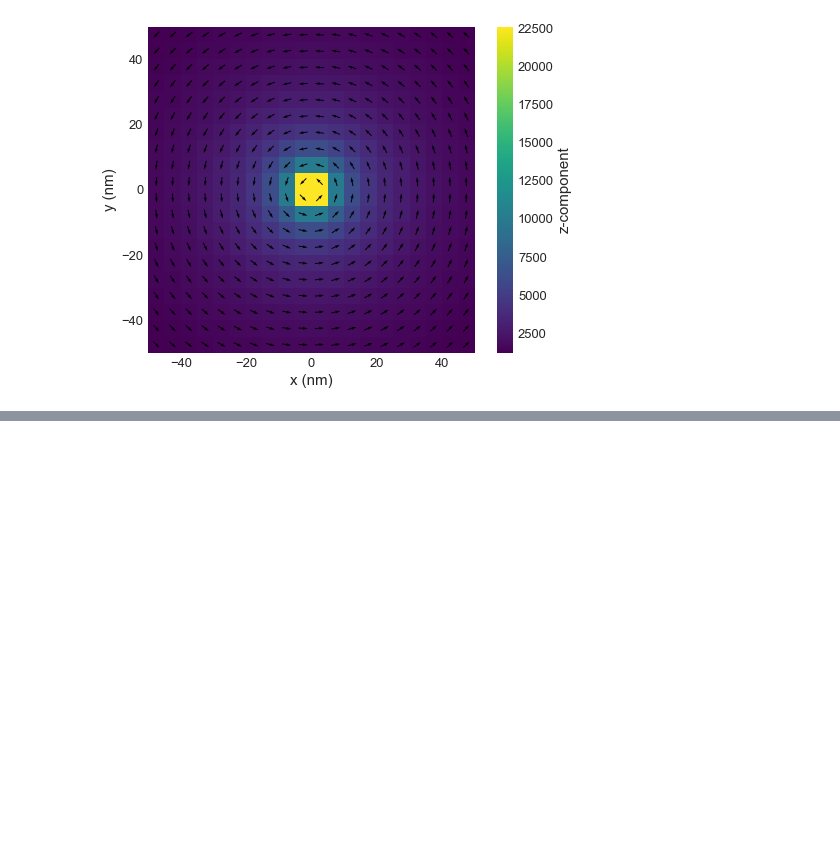
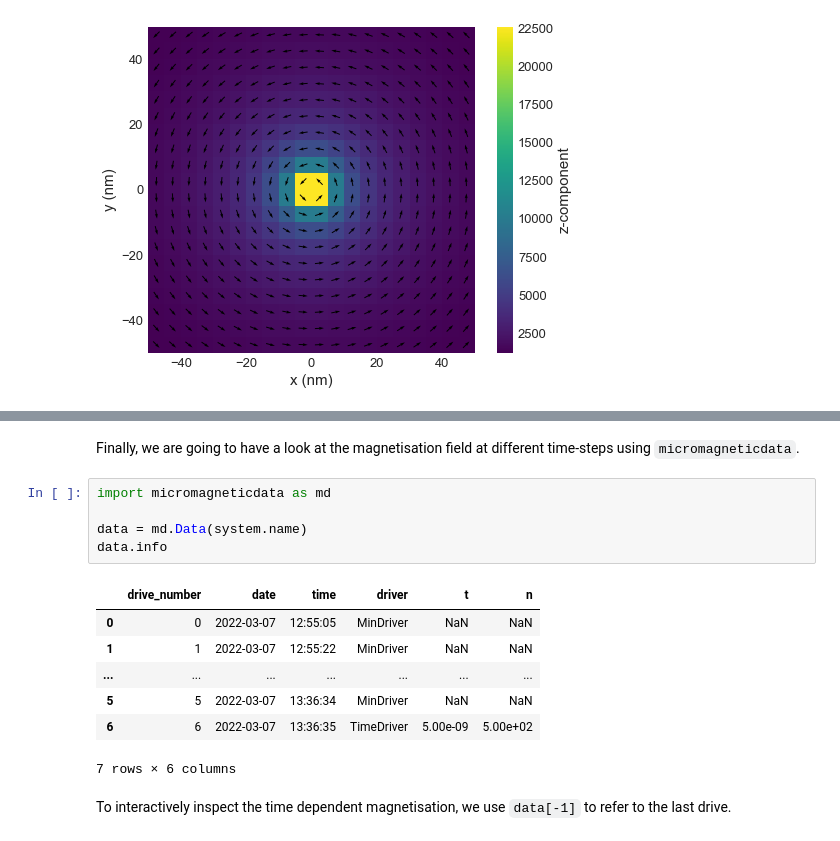
Before and after one commit to ubermag/tutorials, a Jupyter notebook: demo2.ipynb, the cells around one changed output, grey strips where cells are left out. Drawn from its saved outputs; the diff is of its cells as text; blank space fills up the shorter version.

```diff
--- a/demo2.ipynb
+++ b/demo2.ipynb
@@ -86,0 +146,17 @@ Running OOMMF (ExeOOMMFRunner)[2022/03/07 12:55]... (0.5 s)
+# %% [markdown]
+Finally, we are going to have a look at the magnetisation field at different time-steps using `micromagneticdata`.
+# %%
+import micromagneticdata as md
+
+data = md.Data(system.name)
+data.info
+# %% [output]
+|  | drive_number | date | time | driver | t | n |
+| 0 | 0 | 2022-03-07 | 12:55:05 | MinDriver | NaN | NaN |
+| 1 | 1 | 2022-03-07 | 12:55:22 | MinDriver | NaN | NaN |
+| ... | ... | ... | ... | ... | ... | ... |
+| 5 | 5 | 2022-03-07 | 13:36:34 | MinDriver | NaN | NaN |
+| 6 | 6 | 2022-03-07 | 13:36:35 | TimeDriver | 5.00e-09 | 5.00e+02 |
+7 rows × 6 columns
+# %% [markdown]
+To interactively inspect the time dependent magnetisation, we use `data[-1]` to refer to the last drive.
```
Also changed, not shown: parts of 28 cells of this notebook.
